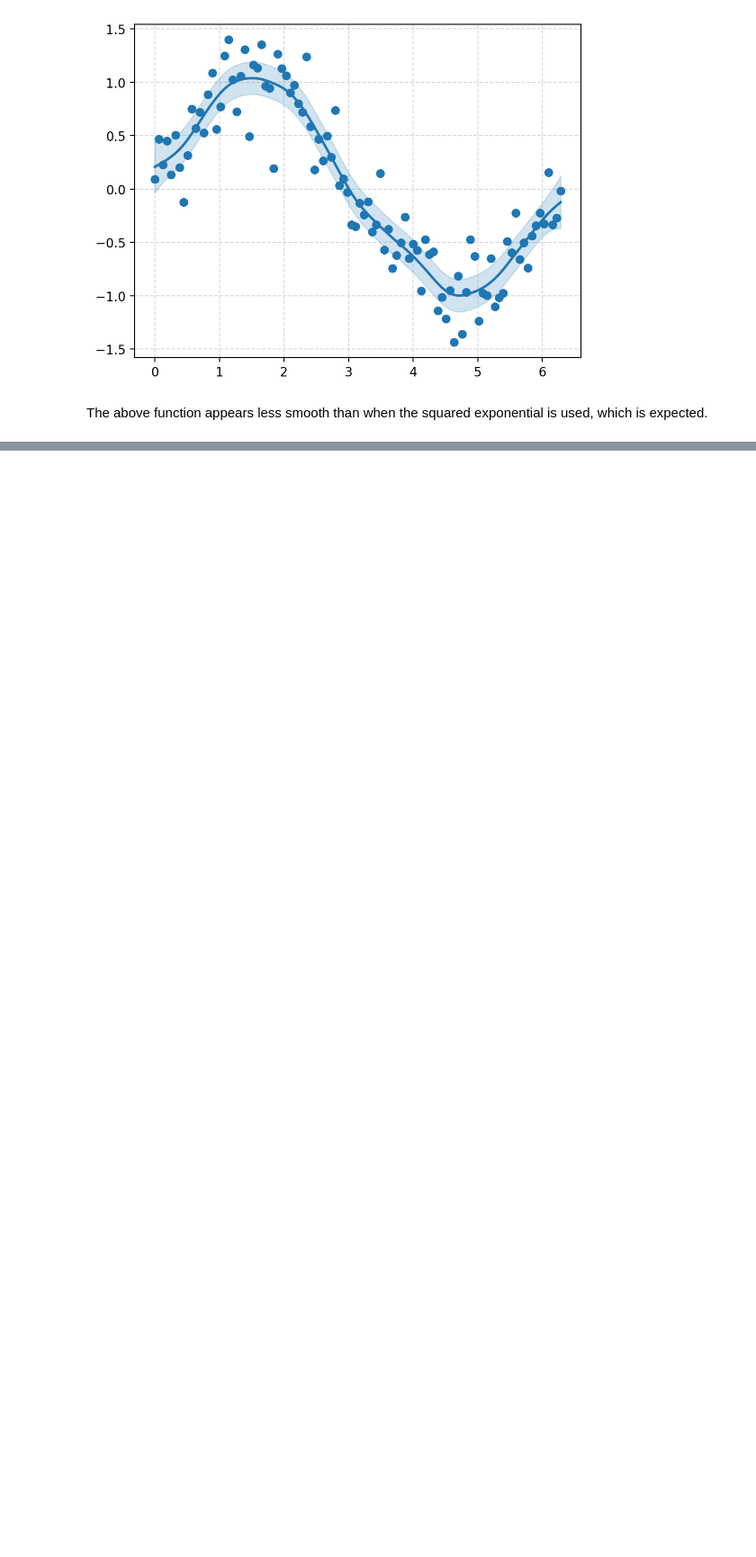
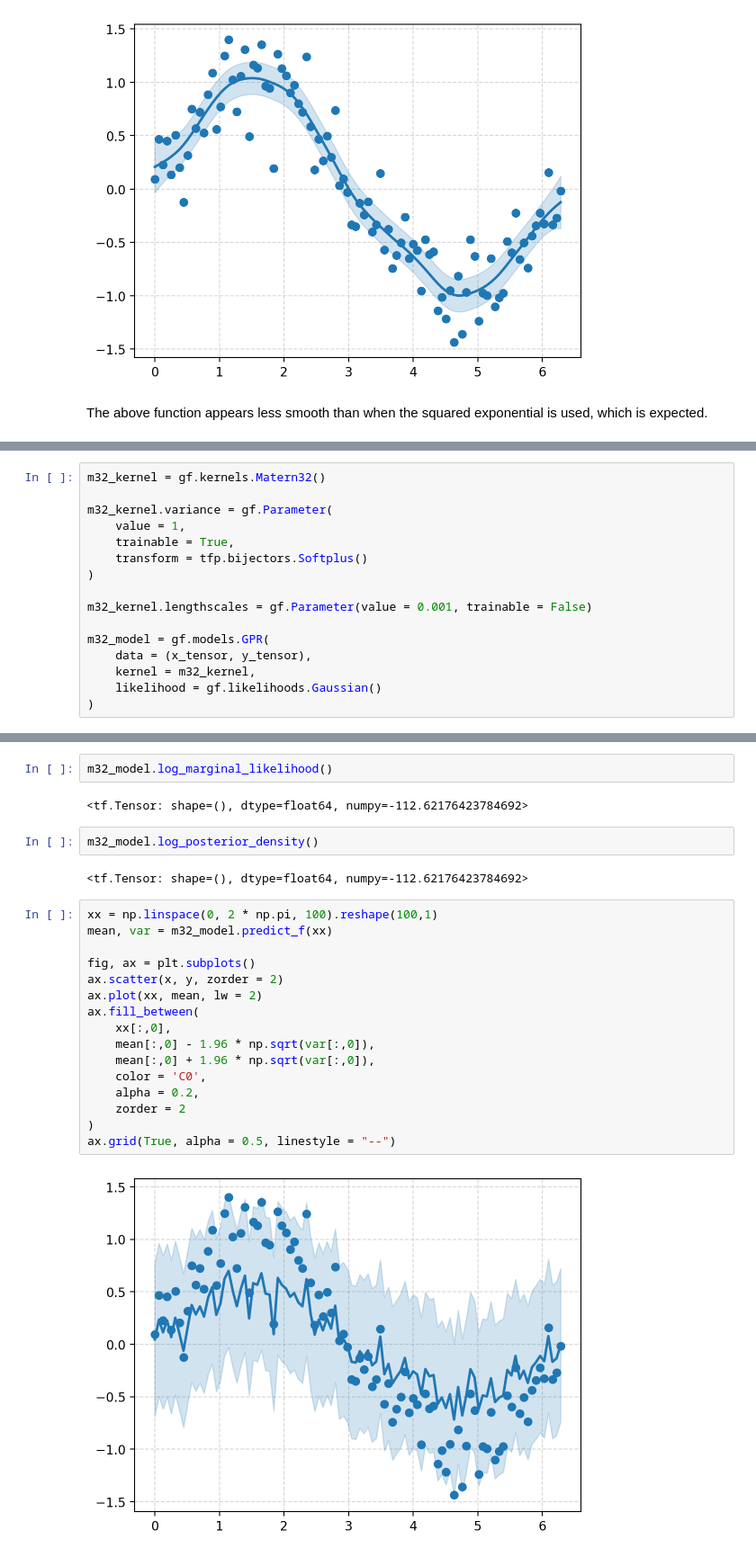
Before and after one commit to mazin-abdelghany/phd-bayesopt-esd, a Jupyter notebook: 2025-12_Week-6/2025-12-4_GP-regression_week-6.ipynb, the cells around one changed output, grey strips where cells are left out. Shown at 90% size. Cells and saved outputs as stored; diff of their text form; blank space fills up the shorter version.

```diff
--- a/2025-12_Week-6/2025-12-4_GP-regression_week-6.ipynb
+++ b/2025-12_Week-6/2025-12-4_GP-regression_week-6.ipynb
@@ -541,0 +643,16 @@ The above function appears less smooth than when the squared exponential is used
+# %%
+m32_kernel = gf.kernels.Matern32()
+
+m32_kernel.variance = gf.Parameter(
+    value = 1,
+    trainable = True,
+    transform = tfp.bijectors.Softplus()
+)
+
+m32_kernel.lengthscales = gf.Parameter(value = 0.001, trainable = False)
+
+m32_model = gf.models.GPR(
+    data = (x_tensor, y_tensor),
+    kernel = m32_kernel,
+    likelihood = gf.likelihoods.Gaussian()
+)
@@ -541,0 +698,26 @@ The above function appears less smooth than when the squared exponential is used
+# %%
+m32_model.log_marginal_likelihood()
+# %% [output]
+<tf.Tensor: shape=(), dtype=float64, numpy=-112.62176423784692>
+# %%
+m32_model.log_posterior_density()
+# %% [output]
+<tf.Tensor: shape=(), dtype=float64, numpy=-112.62176423784692>
+# %%
+xx = np.linspace(0, 2 * np.pi, 100).reshape(100,1)
+mean, var = m32_model.predict_f(xx)
+
+fig, ax = plt.subplots()
+ax.scatter(x, y, zorder = 2)
+ax.plot(xx, mean, lw = 2)
+ax.fill_between(
+    xx[:,0],
+    mean[:,0] - 1.96 * np.sqrt(var[:,0]),
+    mean[:,0] + 1.96 * np.sqrt(var[:,0]),
+    color = 'C0',
+    alpha = 0.2,
+    zorder = 2
+)
+ax.grid(True, alpha = 0.5, linestyle = "--")
+# %% [output]
+[figure, added]
```
Also changed, not shown: parts of 45 cells of this notebook.
